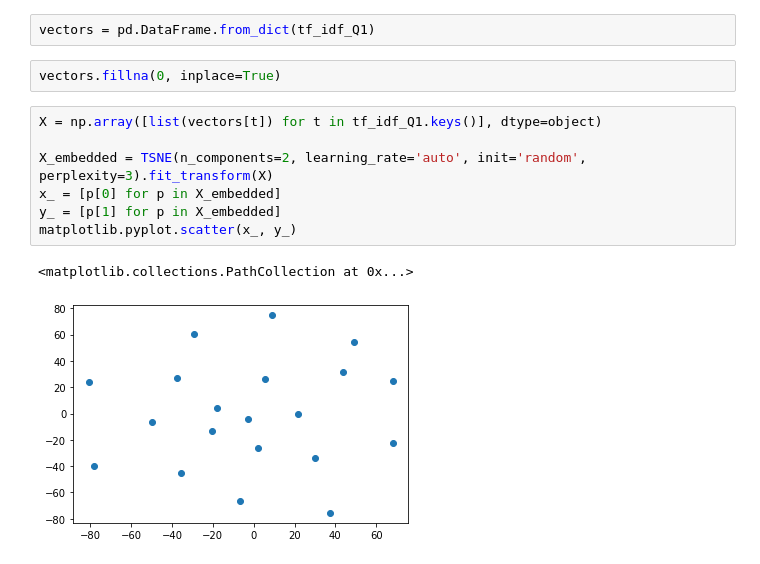
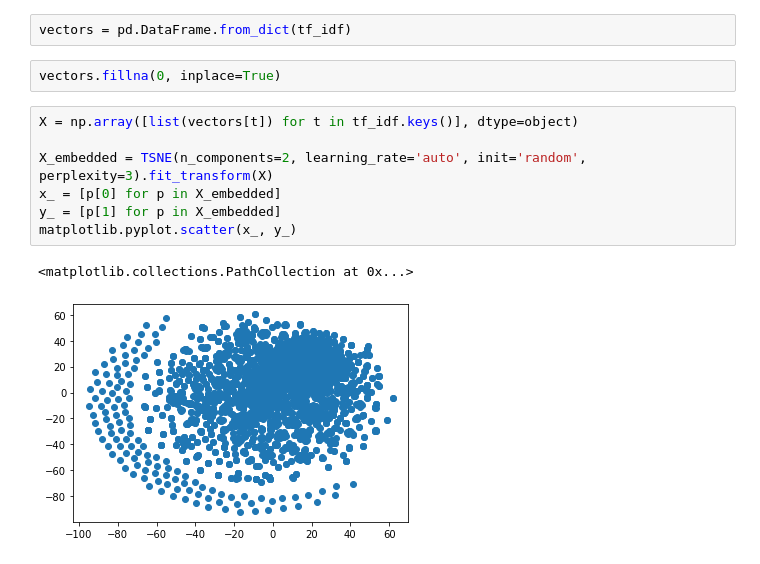
Before and after one commit to N4s4r/IRWA-2022-u172938-u173480-u176347, a Jupyter notebook: indexing_and_evaluation.ipynb, the cells around one changed output. Cells and saved outputs as stored; diff of their text form.

```diff
--- a/indexing_and_evaluation.ipynb
+++ b/indexing_and_evaluation.ipynb
@@ -411,16 +499,16 @@ proper library and generate the output and play with it.
 Also, you can choose to perform an alternative method to generate a 2-dimensional
 representation for the word embeddings (like PCA).
 # %%
-vectors = pd.DataFrame.from_dict(tf_idf_Q1)
+vectors = pd.DataFrame.from_dict(tf_idf)
 # %%
 vectors.fillna(0, inplace=True)
 # %%
-X = np.array([list(vectors[t]) for t in tf_idf_Q1.keys()], dtype=object)
+X = np.array([list(vectors[t]) for t in tf_idf.keys()], dtype=object)
 
 X_embedded = TSNE(n_components=2, learning_rate='auto', init='random', perplexity=3).fit_transform(X)
 x_ = [p[0] for p in X_embedded]
 y_ = [p[1] for p in X_embedded]
 matplotlib.pyplot.scatter(x_, y_)
 # %% [output]
 <matplotlib.collections.PathCollection at 0x...>
-[figure, old version]
+[figure, new version]
```
Also changed, not shown: parts of 15 cells of this notebook, 3 other files.
